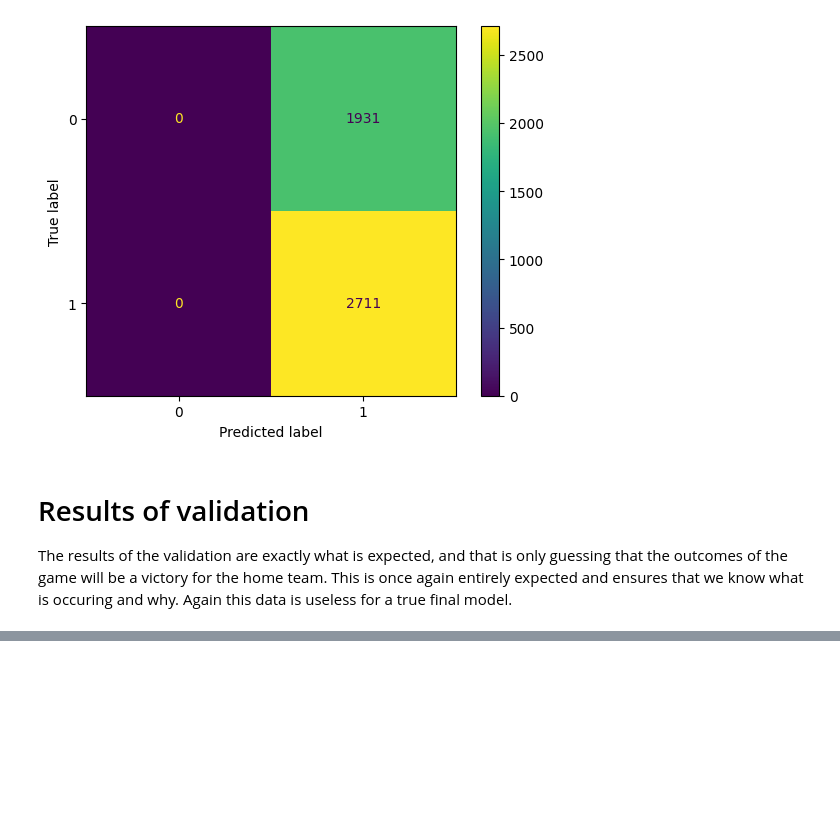
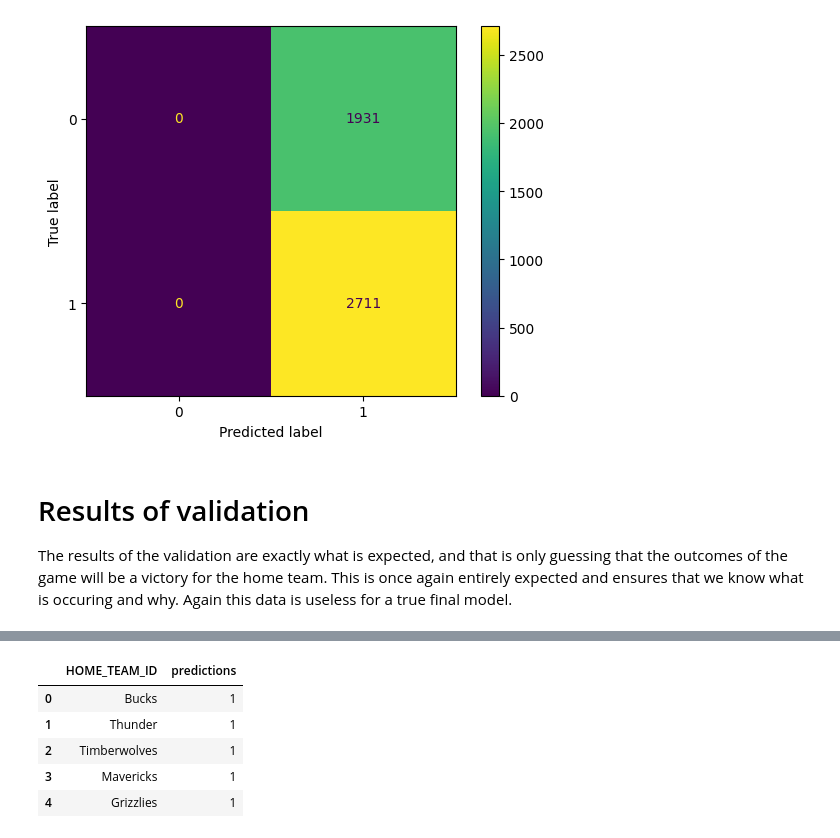
Before and after one commit to rjbeer/NBA-Analysis, a Jupyter notebook: Dummy Model.ipynb, the cells around one changed output, grey strips where cells are left out. Cells and saved outputs as stored; diff of their text form; code cells hidden in the pictures; blank space fills up the shorter version.

```diff
--- a/Dummy Model.ipynb
+++ b/Dummy Model.ipynb
@@ -264,0 +305,11 @@ The results of the validation are exactly what is expected, and that is only gue
+# %%
+df_submission = df_test[['HOME_TEAM_ID','predictions']]
+df_submission.columns = ['HOME_TEAM_ID', 'predictions']
+df_submission.head()
+# %% [output]
+|  | HOME_TEAM_ID | predictions |
+| 0 | Bucks | 1 |
+| 1 | Thunder | 1 |
+| 2 | Timberwolves | 1 |
+| 3 | Mavericks | 1 |
+| 4 | Grizzlies | 1 |
```
Also changed, not shown: parts of 6 cells of this notebook.
